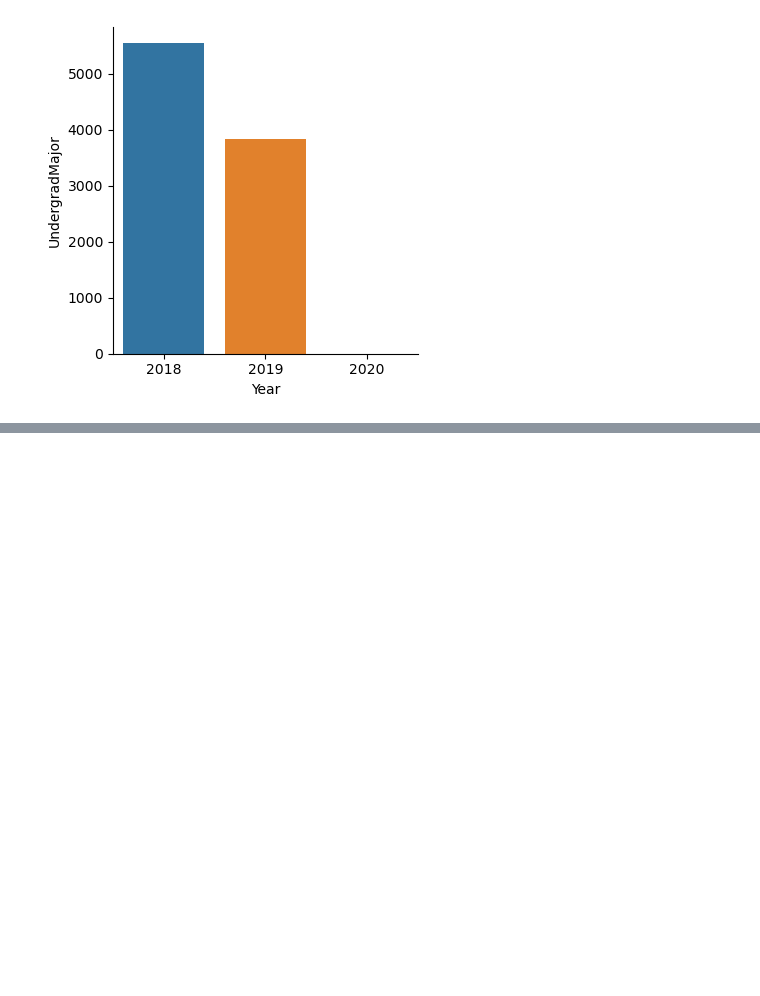
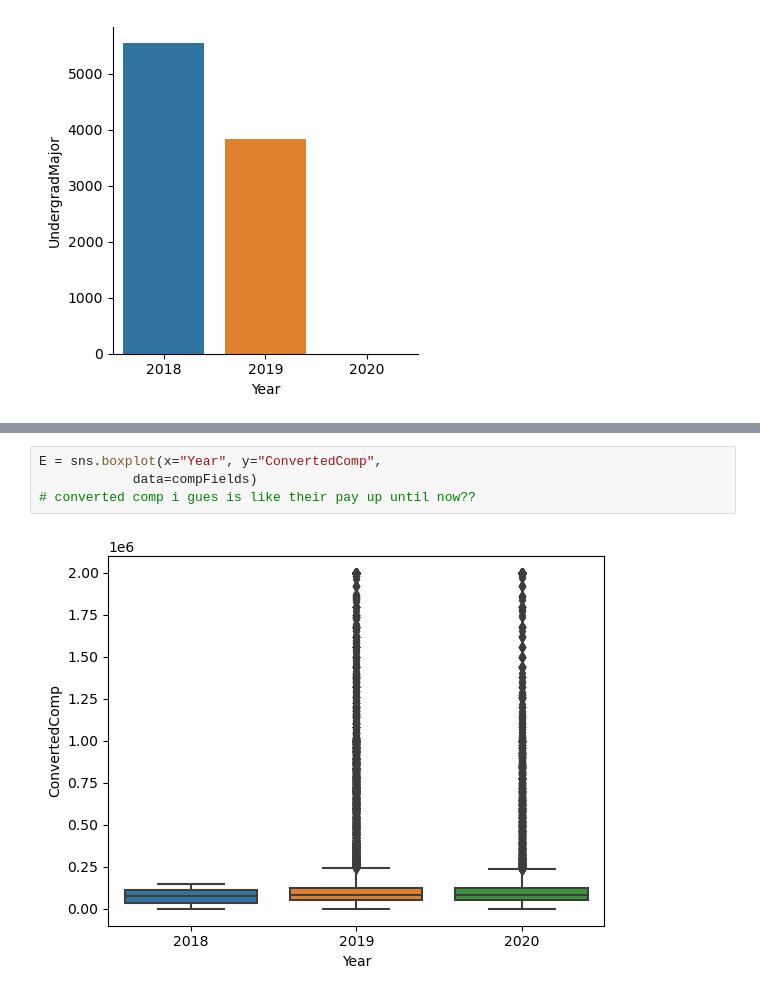
Before and after one commit to Alex-Drysdale/Projects_portfolio, a Jupyter notebook: EDA project/Developer_data/developer_EDA.ipynb, the cells around one changed output, grey strips where cells are left out. Cells and saved outputs as stored; diff of their text form; blank space fills up the shorter version.

```diff
--- a/EDA project/Developer_data/developer_EDA.ipynb
+++ b/EDA project/Developer_data/developer_EDA.ipynb
@@ -191,0 +264,6 @@ sns.catplot(x="Year", y="UndergradMajor",
+# %%
+E = sns.boxplot(x="Year", y="ConvertedComp",
+            data=compFields)
+# converted comp i gues is like their pay up until now??
+# %% [output]
+[figure, added]
```
Also changed, not shown: parts of 7 cells of this notebook.
